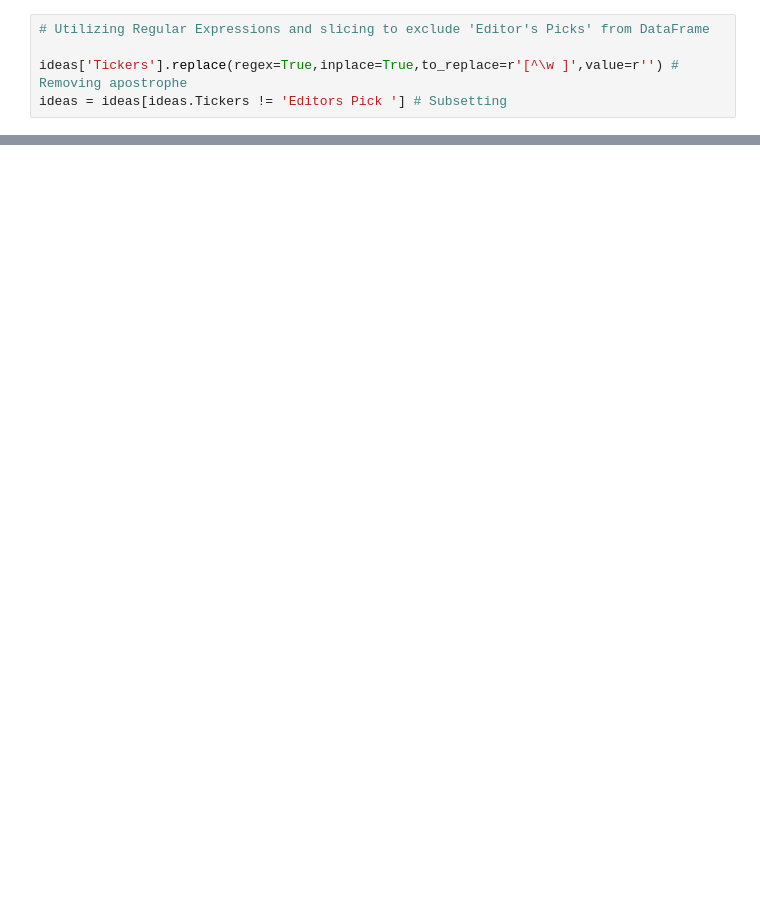
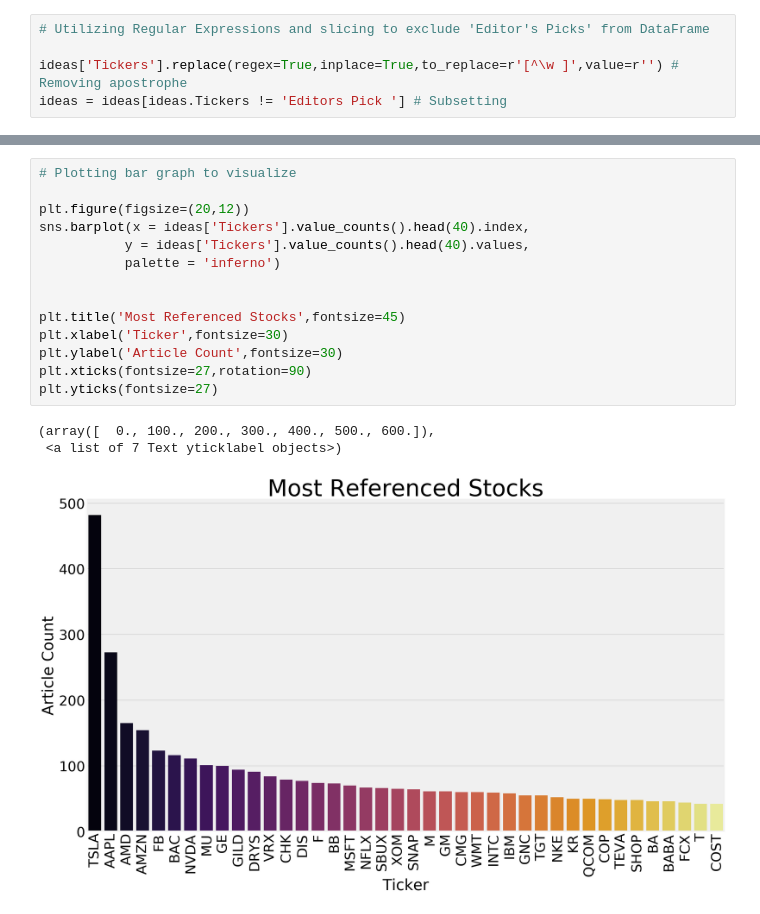
Before and after one commit to laurencable10/Capstone, a Jupyter notebook: 2- Exploratory Data Analysis- Ideas .ipynb, the cells around one changed output, grey strips where cells are left out. Cells and saved outputs as stored; diff of their text form; blank space fills up the shorter version.

```diff
--- a/2- Exploratory Data Analysis- Ideas .ipynb
+++ b/2- Exploratory Data Analysis- Ideas .ipynb
@@ -343,0 +192,18 @@ short_portfolio.to_csv('SHORT_PORTFOLIO.csv')
+# %%
+# Plotting bar graph to visualize
+
+plt.figure(figsize=(20,12))
+sns.barplot(x = ideas['Tickers'].value_counts().head(40).index,
+           y = ideas['Tickers'].value_counts().head(40).values,
+           palette = 'inferno')
+
+
+plt.title('Most Referenced Stocks',fontsize=45)
+plt.xlabel('Ticker',fontsize=30)
+plt.ylabel('Article Count',fontsize=30)
+plt.xticks(fontsize=27,rotation=90)
+plt.yticks(fontsize=27)
+# %% [output]
+(array([  0., 100., 200., 300., 400., 500., 600.]),
+ <a list of 7 Text yticklabel objects>)
+[figure, added]
```
Also changed, not shown: parts of 68 cells of this notebook, 29 other files.
